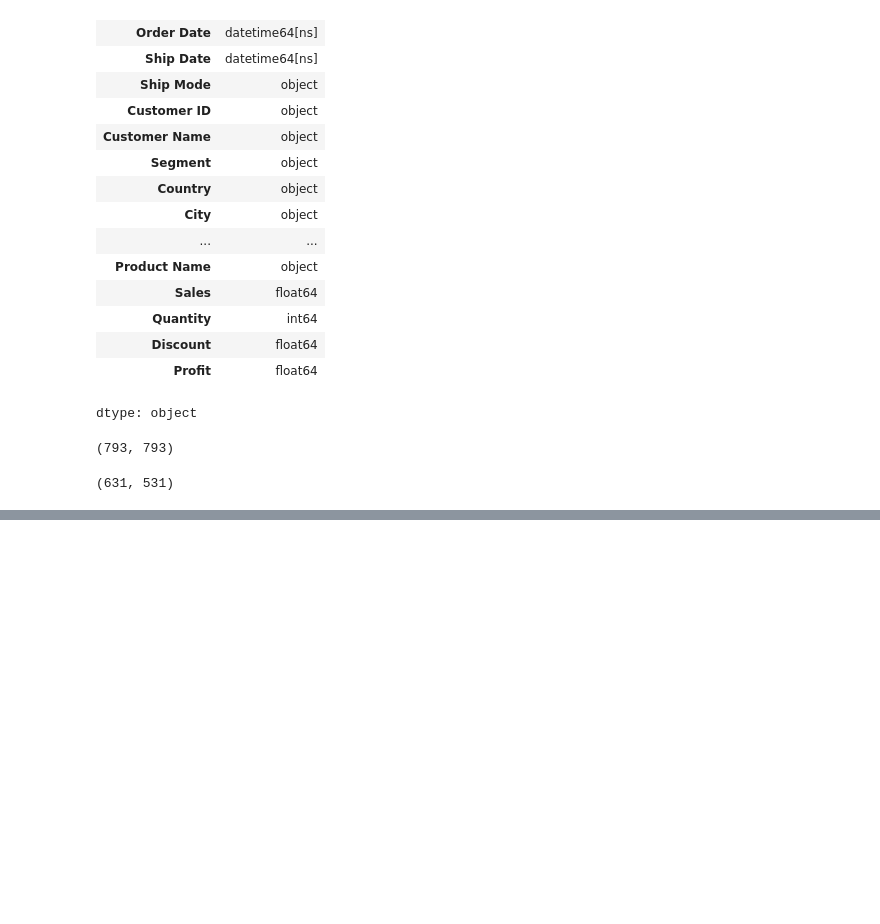
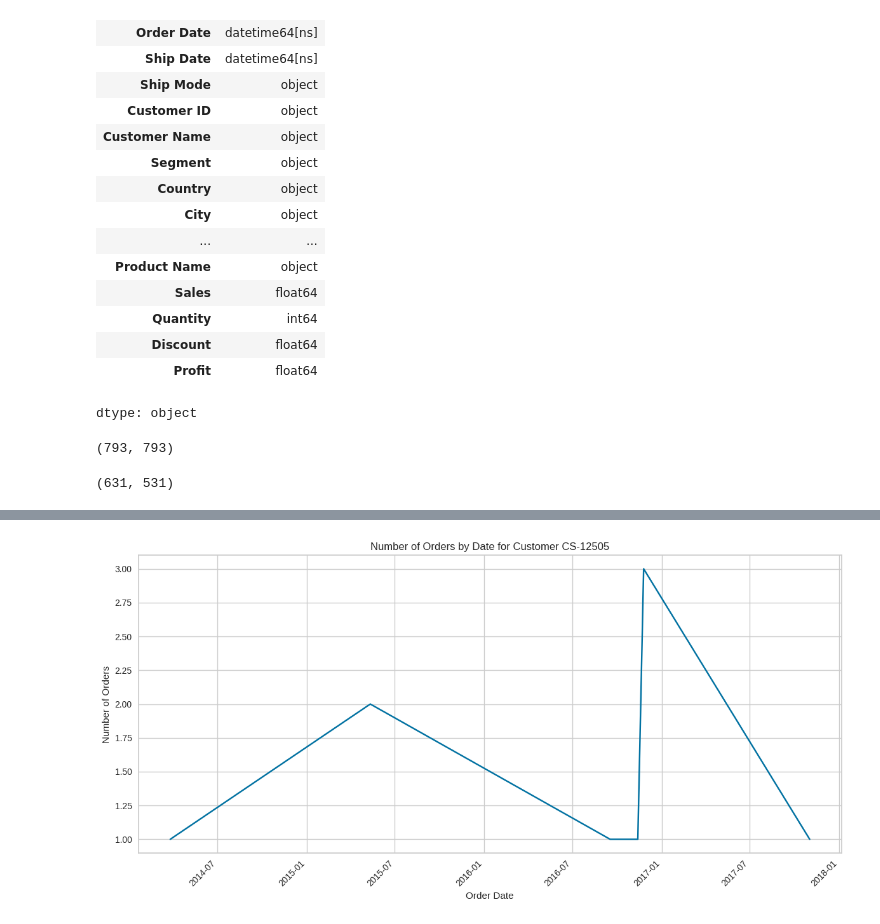
Before and after one commit to sheikita/SDS-Clustering, a Jupyter notebook: TestSegmentation.ipynb, the cells around one changed output, grey strips where cells are left out. Drawn from its saved outputs; the diff is of its cells as text; code cells hidden in the pictures; blank space fills up the shorter version.

```diff
--- a/TestSegmentation.ipynb
+++ b/TestSegmentation.ipynb
@@ -298,0 +359,15 @@ df.head()
+# %%
+
+neg_cust_orders = df[df['Customer ID'] == 'CS-12505']
+order_date_counts = neg_cust_orders.groupby('Order Date')['Order ID'].count()
+
+plt.figure(figsize=(12, 6))
+plt.plot(order_date_counts.index, order_date_counts.values)
+plt.xlabel('Order Date')
+plt.ylabel('Number of Orders')
+plt.title('Number of Orders by Date for Customer CS-12505')
+plt.xticks(rotation=45, ha='right')
+plt.tight_layout()
+plt.show()
+# %% [output]
+[figure, added]
```
Also changed, not shown: parts of 49 cells of this notebook.
